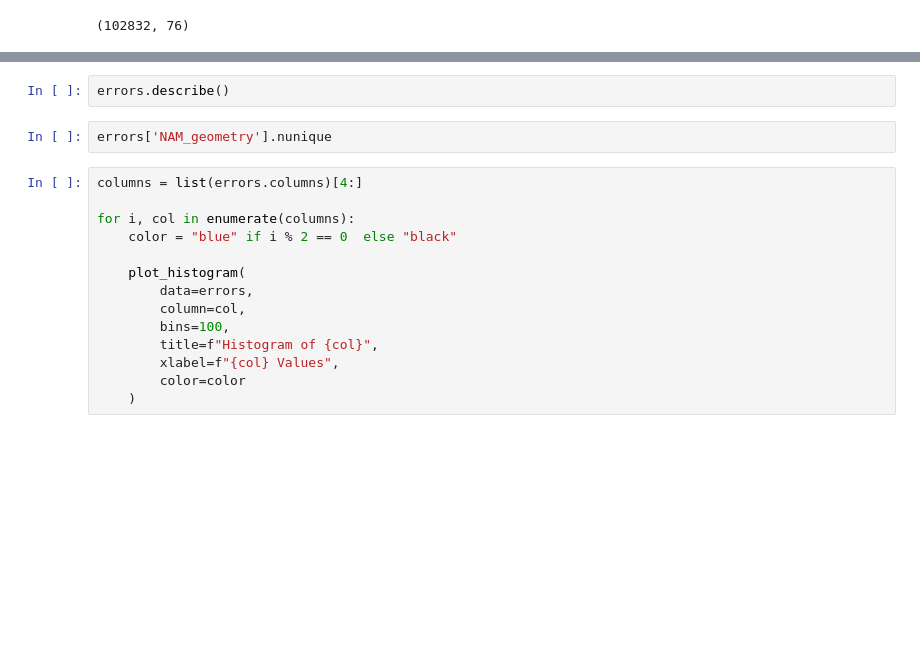
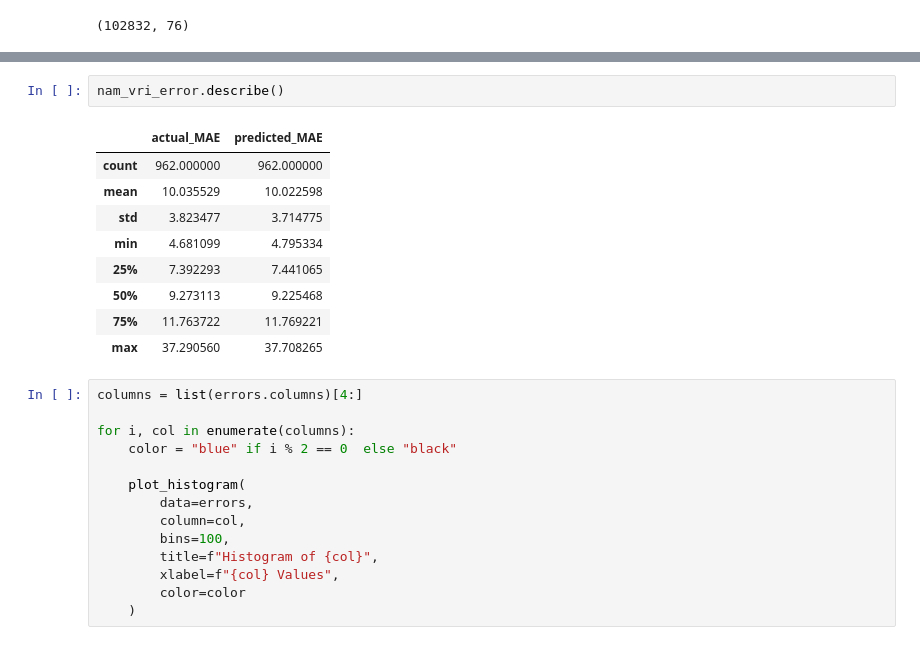
Before and after one commit to StevDoms/SDGE_NAM_Analysis, a Jupyter notebook: DSC180B_Project.ipynb, the cells around one changed output, grey strips where cells are left out. Cells and saved outputs as stored; diff of their text form; blank space fills up the shorter version.

```diff
--- a/DSC180B_Project.ipynb
+++ b/DSC180B_Project.ipynb
@@ -317,7 +307,15 @@ errors.head()
 # %%
-errors.describe()
+nam_vri_error.describe()
+# %% [output]
+|  | actual_MAE | predicted_MAE |
+| count | 962.000000 | 962.000000 |
+| mean | 10.035529 | 10.022598 |
+| std | 3.823477 | 3.714775 |
+| min | 4.681099 | 4.795334 |
+| 25% | 7.392293 | 7.441065 |
+| 50% | 9.273113 | 9.225468 |
+| 75% | 11.763722 | 11.769221 |
+| max | 37.290560 | 37.708265 |
-# %%
-errors['NAM_geometry'].nunique
 # %%
 columns = list(errors.columns)[4:]
 
```
Also changed, not shown: parts of 21 cells of this notebook.
